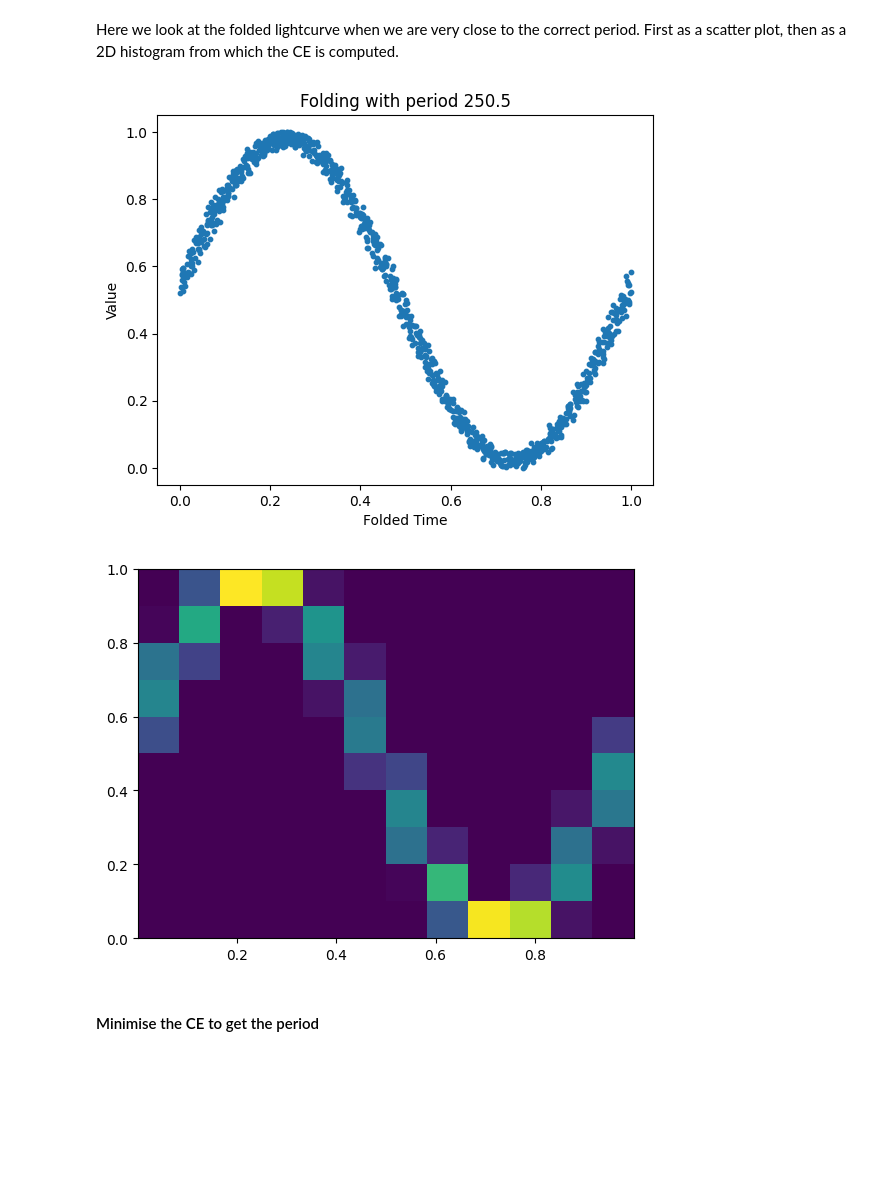
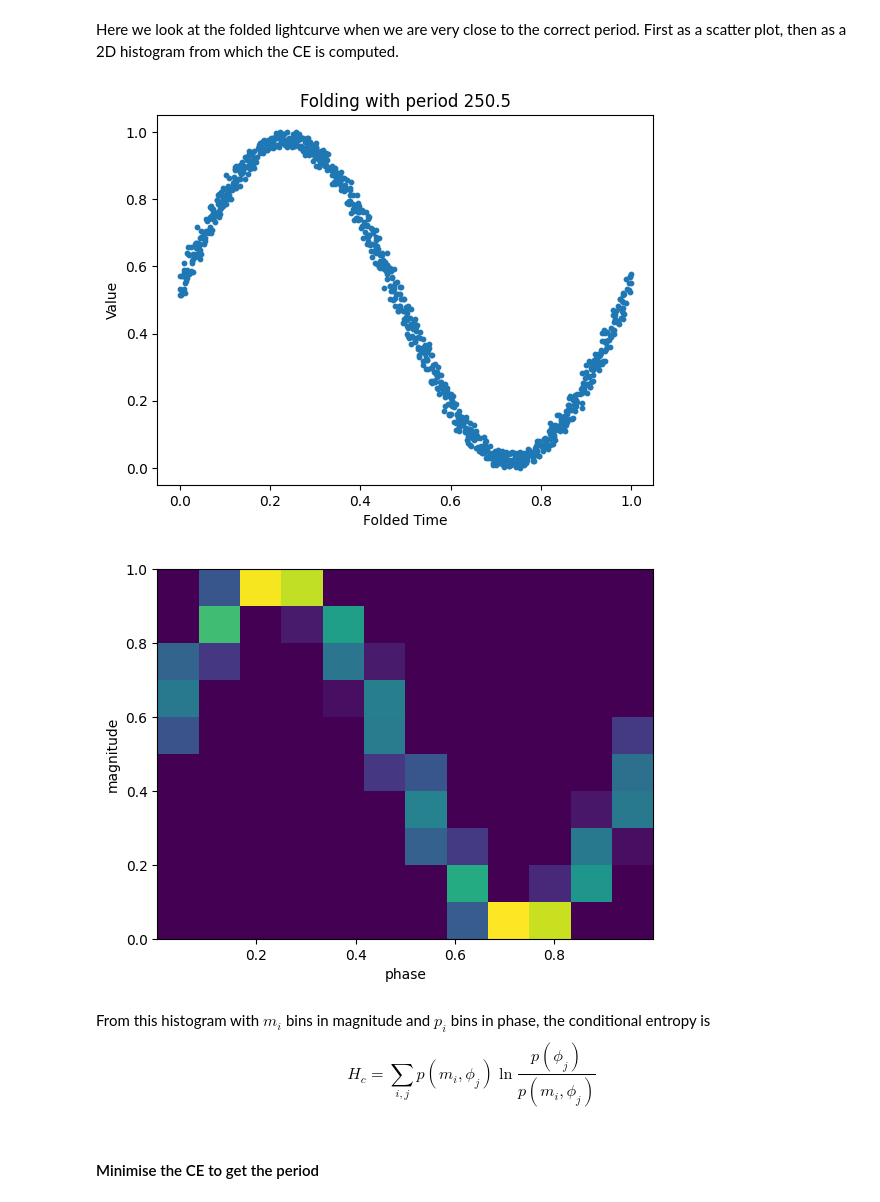
Before and after one commit to lsst-uk/lasair-examples, a Jupyter notebook: notebooks/features/7_periodFinder.ipynb, the cells around one changed output. Drawn from its saved outputs; the diff is of its cells as text; code cells hidden in the pictures; blank space fills up the shorter version.

```diff
--- a/notebooks/features/7_periodFinder.ipynb
+++ b/notebooks/features/7_periodFinder.ipynb
@@ -88,20 +88,25 @@ First as a scatter plot, then as a 2D histogram from which the CE is computed.
 # %%
 period = 250.5
 ndata = normalization(data)
 rdata = rephase(ndata, period)
 plt.scatter(rdata[:,0], rdata[:,1], s=10)
 plt.title('Folding with period %.1f' % period)
 plt.xlabel("Folded Time")
 plt.ylabel("Value")
 plt.show()
 
 p_bins=12
 m_bins=10
 plt.hist2d(rdata[:, 0], rdata[:, 1], bins=(p_bins,m_bins))
+plt.xlabel('phase')
+plt.ylabel('magnitude')
 plt.show()
 # %% [output]
-[figure, old version]
+[figure, new version]
-[figure, old version]
+[figure, new version]
+# %% [markdown]
+From this histogram with $m_i$ bins in magnitude and $p_i$ bins in phase,
+the conditional entropy is $$ H_c = \sum_{i, j} {p(m_i, \phi_j) \ln \frac {p(\phi_j)}{p(m_i, \phi_j)}}$$
 # %% [markdown]
 #### Minimise the CE to get the period
 # %%
```
Also changed, not shown: parts of 5 cells of this notebook.
